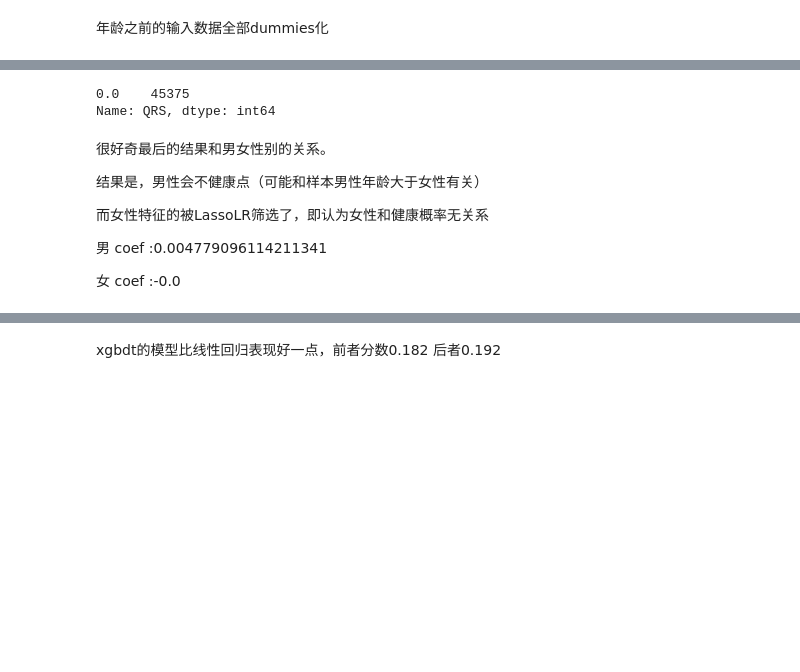
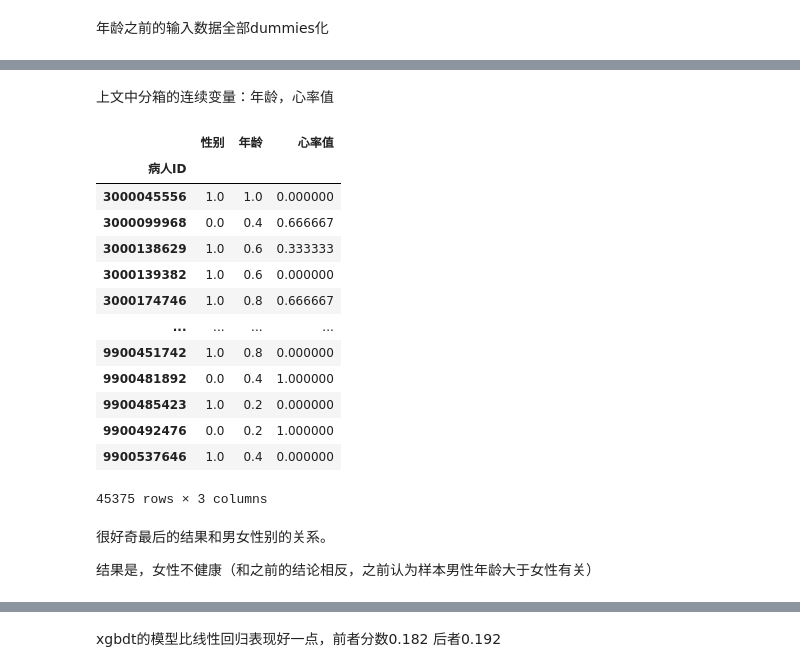
Before and after one commit to LeenField/JupyterHub, a Jupyter notebook: check_diag.ipynb, the cells around one changed output, grey strips where cells are left out. Saved outputs shown, nothing was run; the diff lists cells and outputs as text; code cells hidden in the pictures; blank space fills up the shorter version.

```diff
--- a/check_diag.ipynb
+++ b/check_diag.ipynb
@@ -722,15 +722,30 @@ floor_train
 # %%
-train_input['QRS'].value_counts()
+# train_input['QRS'].value_counts()
-# %% [output]
-0.0    45375
-Name: QRS, dtype: int64
-# %% [markdown]
-很好奇最后的结果和男女性别的关系。
-
-结果是，男性会不健康点（可能和样本男性年龄大于女性有关）
-
-而女性特征的被LassoLR筛选了，即认为女性和健康概率无关系
-
-男 coef :0.004779096114211341
-
-女 coef :-0.0
+# %% [markdown]
+上文中分箱的连续变量：年龄，心率值
+# %%
+age_gender_HRate = train_input.loc[:, ['性别', '年龄',  '心率值'] ]
+# ss = StandardScaler()     # 根据方差来缩放，标准化
+mm = MinMaxScaler()         #根据极大极小值，归一化
+# X_train.loc[: ] = ss.fit_transform(X_train)
+age_gender_HRate.loc[: ] = mm.fit_transform(age_gender_HRate)
+age_gender_HRate
+# %% [output]
+|  | 性别 | 年龄 | 心率值 |
+| 病人ID |  |  |  |
+| 3000045556 | 1.0 | 1.0 | 0.000000 |
+| 3000099968 | 0.0 | 0.4 | 0.666667 |
+| 3000138629 | 1.0 | 0.6 | 0.333333 |
+| 3000139382 | 1.0 | 0.6 | 0.000000 |
+| 3000174746 | 1.0 | 0.8 | 0.666667 |
+| ... | ... | ... | ... |
+| 9900451742 | 1.0 | 0.8 | 0.000000 |
+| 9900481892 | 0.0 | 0.4 | 1.000000 |
+| 9900485423 | 1.0 | 0.2 | 0.000000 |
+| 9900492476 | 0.0 | 0.2 | 1.000000 |
+| 9900537646 | 1.0 | 0.4 | 0.000000 |
+45375 rows × 3 columns
+# %% [markdown]
+很好奇最后的结果和男女性别的关系。
+
+结果是，女性不健康（和之前的结论相反，之前认为样本男性年龄大于女性有关）
```
Also changed, not shown: parts of 5 cells of this notebook.
